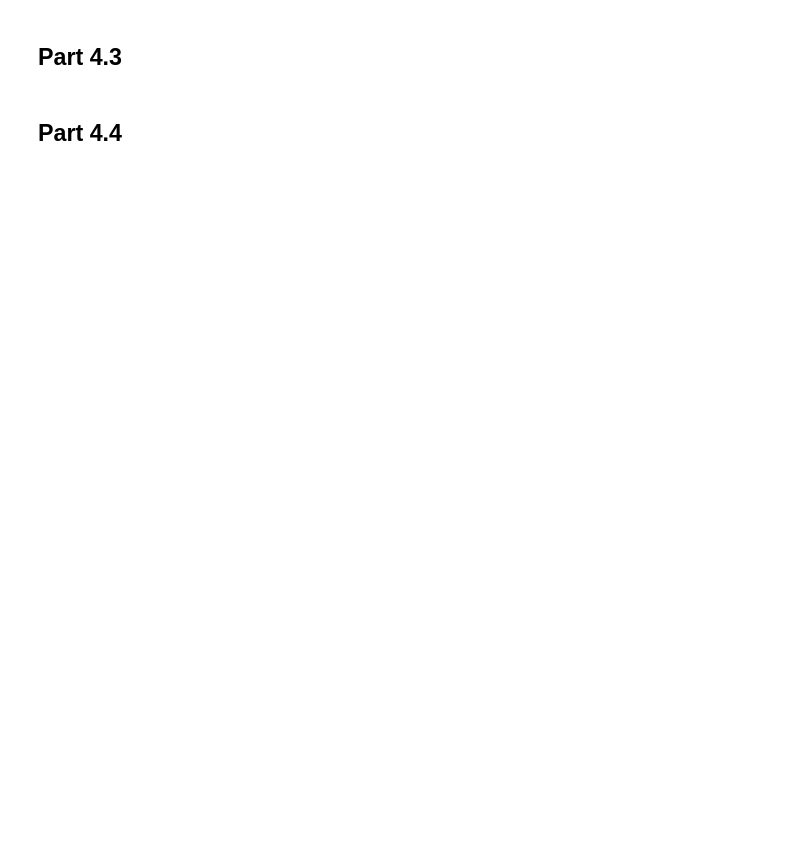
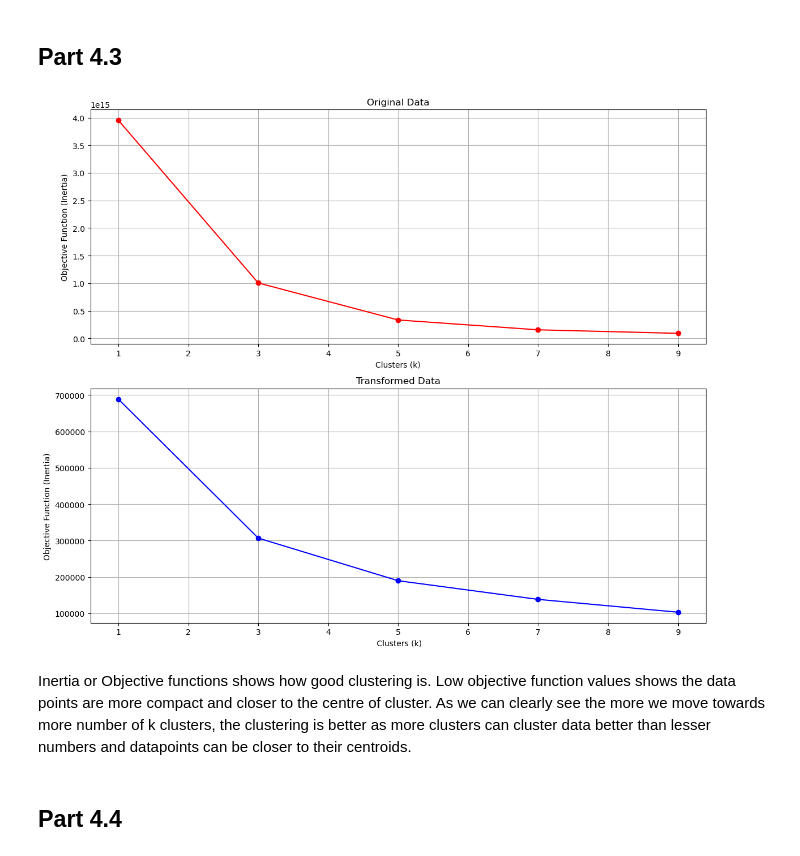
Before and after one commit to CategorIAN/CSCI_550_Project1, a Jupyter notebook: CSCI550MP1.ipynb, the cells around one changed output. Cells and saved outputs as stored; diff of their text form; code cells hidden in the pictures; blank space fills up the shorter version.

```diff
--- a/CSCI550MP1.ipynb
+++ b/CSCI550MP1.ipynb
@@ -615,4 +783,44 @@ Iteration Number 5
 # %% [markdown]
 ## Part 4.3
+# %%
+
+from sklearn.cluster import KMeans
+
+
+k_list = [1, 3, 5, 7, 9]
+
+original_data_objectives = []
+reduced_data_objectives = []
+
+for k in k_list:
+    kmeans_original = KMeans(n_clusters=k, random_state=42)
+    kmeans_original.fit(childcare_costs)
+    original_data_objectives.append(kmeans_original.inertia_)
+
+    kmeans_reduced = KMeans(n_clusters=k, random_state=42)
+    kmeans_reduced.fit(transformed_data)
+    reduced_data_objectives.append(kmeans_reduced.inertia_)
+
+plt.figure(figsize=(12, 10))
+plt.subplot(2, 1, 1)
+plt.plot(k_list, original_data_objectives, marker='o', linestyle='-', color='r')
+plt.xlabel('Clusters (k)')
+plt.ylabel('Objective Function (Inertia)')
+plt.title('Original Data')
+plt.grid(True)
+
+plt.subplot(2, 1, 2)
+plt.plot(k_list, reduced_data_objectives, marker='o', linestyle='-', color='b')
+plt.xlabel(' Clusters (k)')
+plt.ylabel('Objective Function (Inertia)')
+plt.title('Transformed Data')
+plt.grid(True)
+
+plt.tight_layout()
+plt.show()
+# %% [output]
+[figure, added]
+# %% [markdown]
+Inertia or Objective functions shows how good clustering is. Low objective function values shows the data points are more compact and closer to the centre of cluster. As we can clearly see the more we move towards more number of k clusters, the clustering is better as more clusters can cluster data better than lesser numbers and datapoints can be closer to their centroids.
 # %% [markdown]
 ## Part 4.4
```
Also changed, not shown: parts of 13 cells of this notebook.
